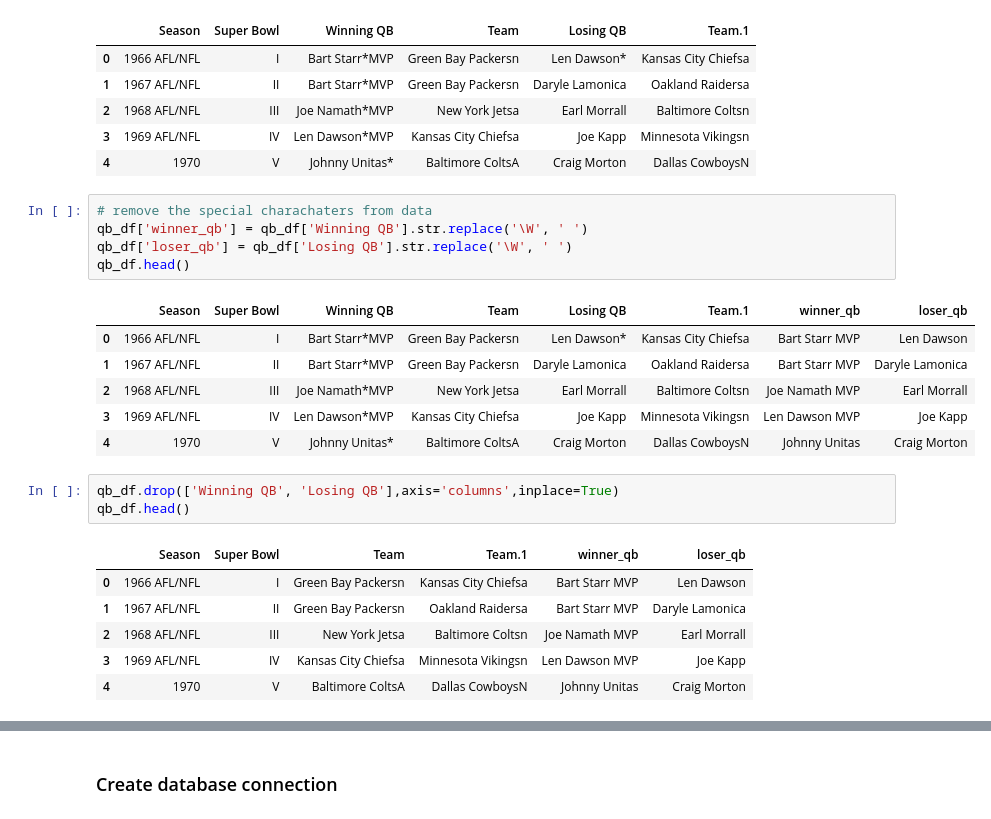
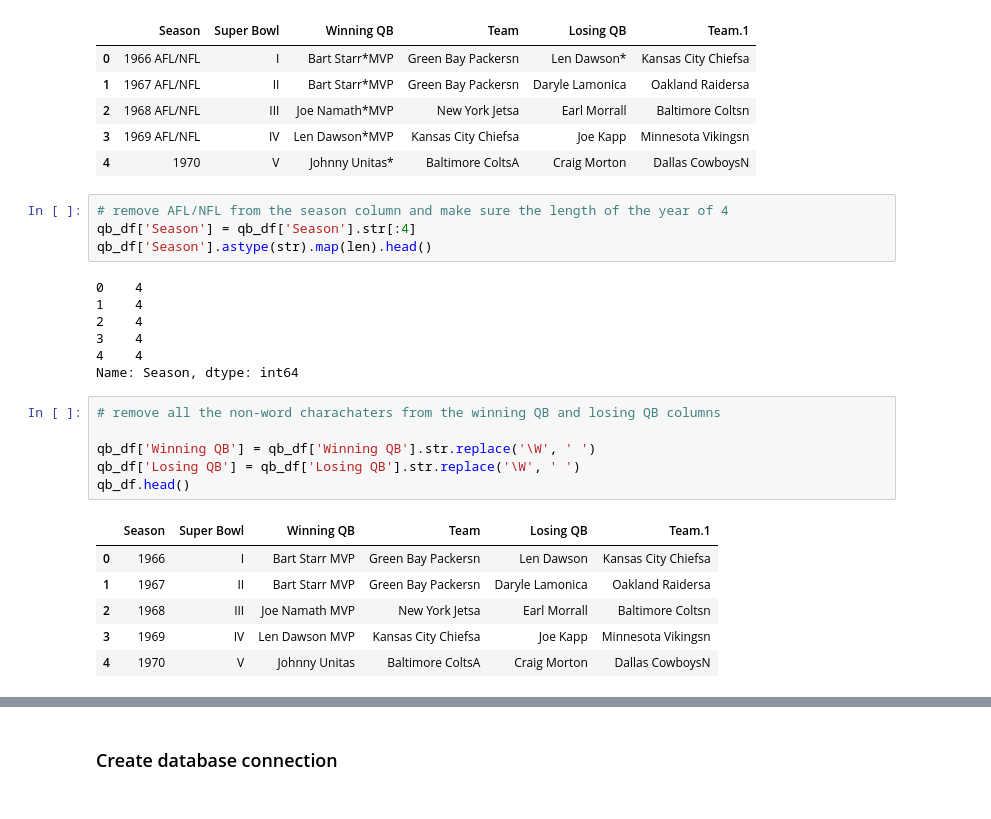
Before and after one commit to samatha516/ETL_Project, a Jupyter notebook: superbowl_webscrape.ipynb, the cells around one changed output, grey strips where cells are left out. Saved outputs shown, nothing was run; the diff lists cells and outputs as text.

```diff
--- a/superbowl_webscrape.ipynb
+++ b/superbowl_webscrape.ipynb
@@ -321,25 +266,27 @@ qb_df.head()
 | 2 | 1968 AFL/NFL | III | Joe Namath*MVP | New York Jetsa | Earl Morrall | Baltimore Coltsn |
 | 3 | 1969 AFL/NFL | IV | Len Dawson*MVP | Kansas City Chiefsa | Joe Kapp | Minnesota Vikingsn |
 | 4 | 1970 | V | Johnny Unitas* | Baltimore ColtsA | Craig Morton | Dallas CowboysN |
+# %%
+# remove AFL/NFL from the season column and make sure the length of the year of 4
+qb_df['Season'] = qb_df['Season'].str[:4]
+qb_df['Season'].astype(str).map(len).head()
+# %% [output]
+0    4
+1    4
+2    4
+3    4
+4    4
+Name: Season, dtype: int64
 # %%
-# remove the special charachaters from data
-qb_df['winner_qb'] = qb_df['Winning QB'].str.replace('\W', ' ')
-qb_df['loser_qb'] = qb_df['Losing QB'].str.replace('\W', ' ')
+# remove all the non-word charachaters from the winning QB and losing QB columns
+
+qb_df['Winning QB'] = qb_df['Winning QB'].str.replace('\W', ' ')
+qb_df['Losing QB'] = qb_df['Losing QB'].str.replace('\W', ' ')
 qb_df.head()
 # %% [output]
-|  | Season | Super Bowl | Winning QB | Team | Losing QB | Team.1 | winner_qb | loser_qb |
-| 0 | 1966 AFL/NFL | I | Bart Starr*MVP | Green Bay Packersn | Len Dawson* | Kansas City Chiefsa | Bart Starr MVP | Len Dawson |
-| 1 | 1967 AFL/NFL | II | Bart Starr*MVP | Green Bay Packersn | Daryle Lamonica | Oakland Raidersa | Bart Starr MVP | Daryle Lamonica |
-| 2 | 1968 AFL/NFL | III | Joe Namath*MVP | New York Jetsa | Earl Morrall | Baltimore Coltsn | Joe Namath MVP | Earl Morrall |
-| 3 | 1969 AFL/NFL | IV | Len Dawson*MVP | Kansas City Chiefsa | Joe Kapp | Minnesota Vikingsn | Len Dawson MVP | Joe Kapp |
-| 4 | 1970 | V | Johnny Unitas* | Baltimore ColtsA | Craig Morton | Dallas CowboysN | Johnny Unitas | Craig Morton |
+|  | Season | Super Bowl | Winning QB | Team | Losing QB | Team.1 |
+| 0 | 1966 | I | Bart Starr MVP | Green Bay Packersn | Len Dawson | Kansas City Chiefsa |
+| 1 | 1967 | II | Bart Starr MVP | Green Bay Packersn | Daryle Lamonica | Oakland Raidersa |
+| 2 | 1968 | III | Joe Namath MVP | New York Jetsa | Earl Morrall | Baltimore Coltsn |
+| 3 | 1969 | IV | Len Dawson MVP | Kansas City Chiefsa | Joe Kapp | Minnesota Vikingsn |
+| 4 | 1970 | V | Johnny Unitas | Baltimore ColtsA | Craig Morton | Dallas CowboysN |
-# %%
-qb_df.drop(['Winning QB', 'Losing QB'],axis='columns',inplace=True)
-qb_df.head()
-# %% [output]
-|  | Season | Super Bowl | Team | Team.1 | winner_qb | loser_qb |
-| 0 | 1966 AFL/NFL | I | Green Bay Packersn | Kansas City Chiefsa | Bart Starr MVP | Len Dawson |
-| 1 | 1967 AFL/NFL | II | Green Bay Packersn | Oakland Raidersa | Bart Starr MVP | Daryle Lamonica |
-| 2 | 1968 AFL/NFL | III | New York Jetsa | Baltimore Coltsn | Joe Namath MVP | Earl Morrall |
-| 3 | 1969 AFL/NFL | IV | Kansas City Chiefsa | Minnesota Vikingsn | Len Dawson MVP | Joe Kapp |
-| 4 | 1970 | V | Baltimore ColtsA | Dallas CowboysN | Johnny Unitas | Craig Morton |
```
Also changed, not shown: parts of 26 cells of this notebook, 3 other files.
